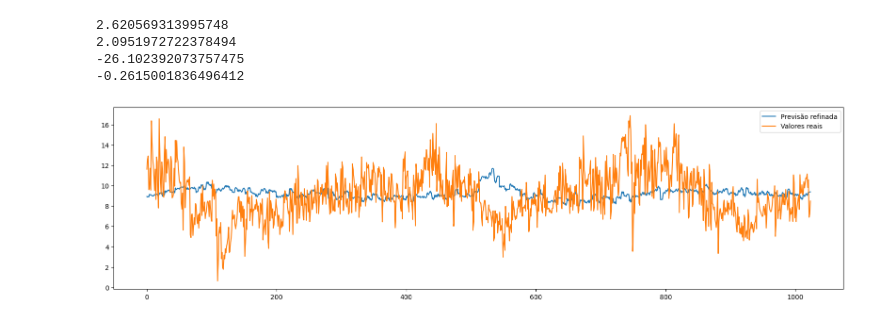
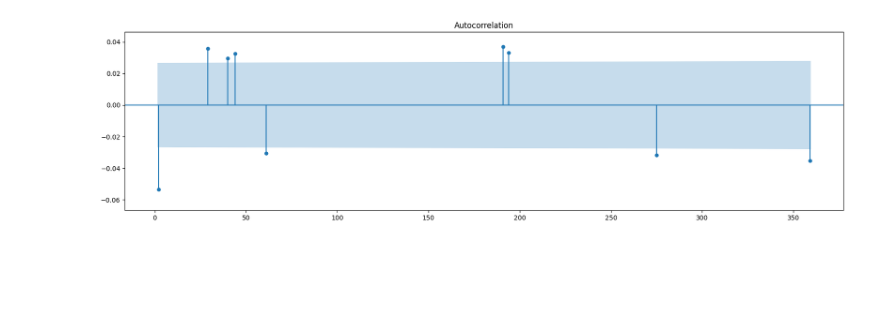
Before and after one commit to JeanArthurCostaDias/Hybrid-Structure-Forecasting, a Jupyter notebook: main.ipynb, the cells around one changed output. Cells and saved outputs as stored; diff of their text form; code cells hidden in the pictures; blank space fills up the shorter version.

```diff
--- a/main.ipynb
+++ b/main.ipynb
@@ -282,19 +0,0 @@ test_values = a5_reconstructed[:tamanho_minimo] + d5_reconstructed[:tamanho_mini
-# %%
-from sklearn.metrics import mean_squared_error, mean_absolute_error, r2_score
-
-print(mean_squared_error(final_forecast, test_values,squared=False))
-print(mean_absolute_error(final_forecast, test_values))
-print(r2_score(final_forecast, test_values))
-print(np.corrcoef(final_forecast, test_values)[0, 1])
-
-plt.figure(figsize=(20, 5))
-plt.plot(final_forecast)
-plt.plot(test_values)
-plt.legend(['Previsão refinada', 'Valores reais'])
-plt.show()
-# %% [output]
-2.620569313995748
-2.0951972722378494
--26.102392073757475
--0.2615001836496412
-[figure, removed]
@@ -300,0 +143,7 @@ plt.show()
+# %%
+fig, ax = plt.subplots(figsize=(20, 5))
+# Ajuste o número de lags plotados para uma visualização mais clara.
+plot_acf(peru.diff().dropna().values.squeeze(), lags=[2,29,40,44,61,191,194,275,359], ax=ax,auto_ylims=True,zero=False)
+plt.show()
+# %% [output]
+[figure, added]
```
Also changed, not shown: parts of 35 cells of this notebook.
